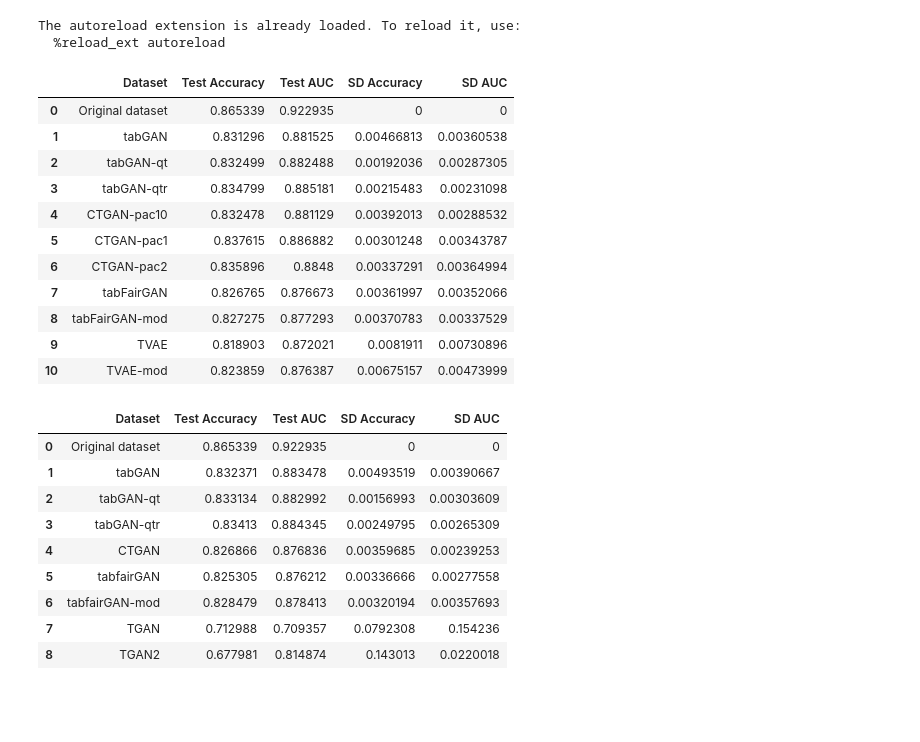
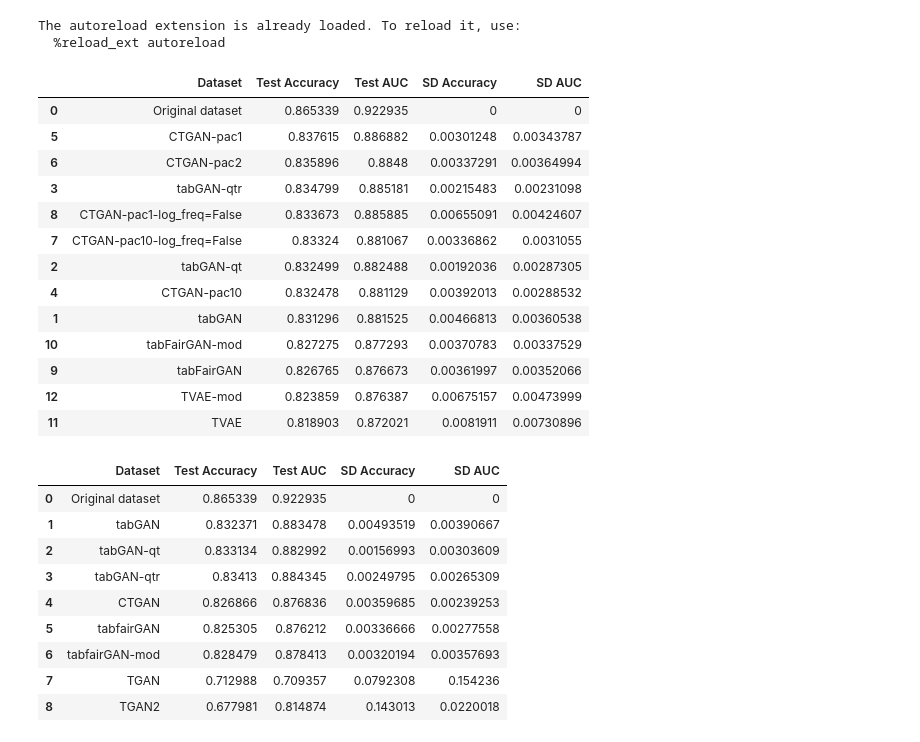
Before and after one commit to ArneRustad/Master-thesis-cf, a Jupyter notebook: scripts/Compare_ml_efficacy_on_adult_dataset.ipynb, the cells around one changed output. Saved outputs shown, nothing was run; the diff lists cells and outputs as text; code cells hidden in the pictures; blank space fills up the shorter version.

```diff
--- a/scripts/Compare_ml_efficacy_on_adult_dataset.ipynb
+++ b/scripts/Compare_ml_efficacy_on_adult_dataset.ipynb
@@ -88,26 +88,30 @@ if retrain:
                                       overwrite_dataset=False)
 # %%
 subfolders = ["tabGAN", "tabGAN-qt", "tabGAN-qtr", "CTGAN-pac10", "CTGAN-pac1", "CTGAN-pac2",
-              #"CTGAN-pac10-log_freq=False",
+              "CTGAN-pac10-log_freq=False", "CTGAN-pac1-log_freq=False",
               "tabFairGAN", "tabFairGAN-mod", "TVAE", "TVAE-mod" #, "TGAN3"
 ]
 efficacy_table_25_epochs = helpers.eval.tabular_GAN_ml_efficacy(data_train, data_test, const.dir.data_gen(),
                                                               subfolders, n_synthetic_datasets = 25,
                                                              name_true_train_dataset="Original dataset")
 efficacy_table_25_epochs
-# %% [output]
-|  | Dataset | Test Accuracy | Test AUC | SD Accuracy | SD AUC |
-| 0 | Original dataset | 0.865339 | 0.922935 | 0 | 0 |
-| 1 | tabGAN | 0.831296 | 0.881525 | 0.00466813 | 0.00360538 |
-| 2 | tabGAN-qt | 0.832499 | 0.882488 | 0.00192036 | 0.00287305 |
-| 3 | tabGAN-qtr | 0.834799 | 0.885181 | 0.00215483 | 0.00231098 |
-| 4 | CTGAN-pac10 | 0.832478 | 0.881129 | 0.00392013 | 0.00288532 |
-| 5 | CTGAN-pac1 | 0.837615 | 0.886882 | 0.00301248 | 0.00343787 |
-| 6 | CTGAN-pac2 | 0.835896 | 0.8848 | 0.00337291 | 0.00364994 |
-| 7 | tabFairGAN | 0.826765 | 0.876673 | 0.00361997 | 0.00352066 |
-| 8 | tabFairGAN-mod | 0.827275 | 0.877293 | 0.00370783 | 0.00337529 |
-| 9 | TVAE | 0.818903 | 0.872021 | 0.0081911 | 0.00730896 |
-| 10 | TVAE-mod | 0.823859 | 0.876387 | 0.00675157 | 0.00473999 |
+# %%
+efficacy_table_25_epochs.sort_values("Test Accuracy", ascending=False)
+# %% [output]
+|  | Dataset | Test Accuracy | Test AUC | SD Accuracy | SD AUC |
+| 0 | Original dataset | 0.865339 | 0.922935 | 0 | 0 |
+| 5 | CTGAN-pac1 | 0.837615 | 0.886882 | 0.00301248 | 0.00343787 |
+| 6 | CTGAN-pac2 | 0.835896 | 0.8848 | 0.00337291 | 0.00364994 |
+| 3 | tabGAN-qtr | 0.834799 | 0.885181 | 0.00215483 | 0.00231098 |
+| 8 | CTGAN-pac1-log_freq=False | 0.833673 | 0.885885 | 0.00655091 | 0.00424607 |
+| 7 | CTGAN-pac10-log_freq=False | 0.83324 | 0.881067 | 0.00336862 | 0.0031055 |
+| 2 | tabGAN-qt | 0.832499 | 0.882488 | 0.00192036 | 0.00287305 |
+| 4 | CTGAN-pac10 | 0.832478 | 0.881129 | 0.00392013 | 0.00288532 |
+| 1 | tabGAN | 0.831296 | 0.881525 | 0.00466813 | 0.00360538 |
+| 10 | tabFairGAN-mod | 0.827275 | 0.877293 | 0.00370783 | 0.00337529 |
+| 9 | tabFairGAN | 0.826765 | 0.876673 | 0.00361997 | 0.00352066 |
+| 12 | TVAE-mod | 0.823859 | 0.876387 | 0.00675157 | 0.00473999 |
+| 11 | TVAE | 0.818903 | 0.872021 | 0.0081911 | 0.00730896 |
 # %%
 subfolders = ["tabGAN", "tabGAN-qt", "tabGAN-qtr", "CTGAN", "tabfairGAN", "tabfairGAN-mod", "TGAN",  "TGAN2"]#, "TGAN3"]
 efficacy_table_10_epochs = helpers.eval.tabular_GAN_ml_efficacy(data_train, data_test, const.dir.data_gen(),
```
Also changed, not shown: 2 other files.
